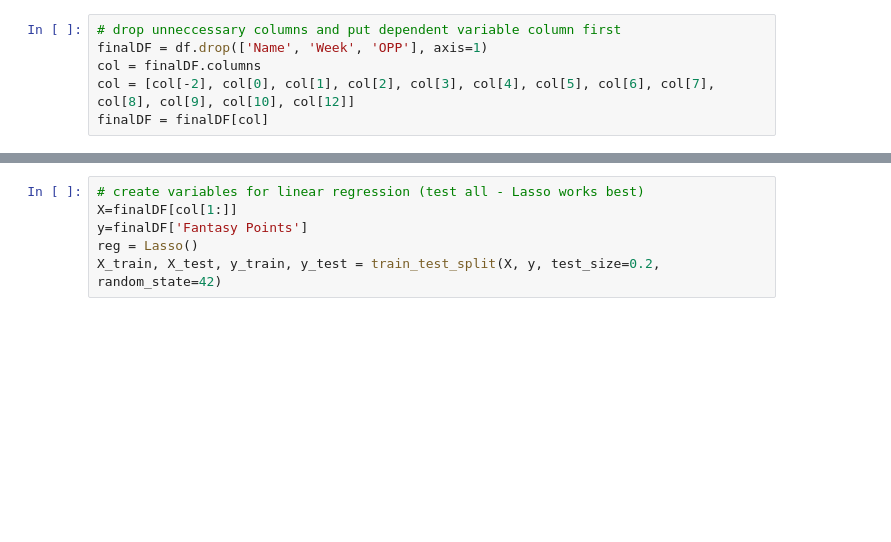
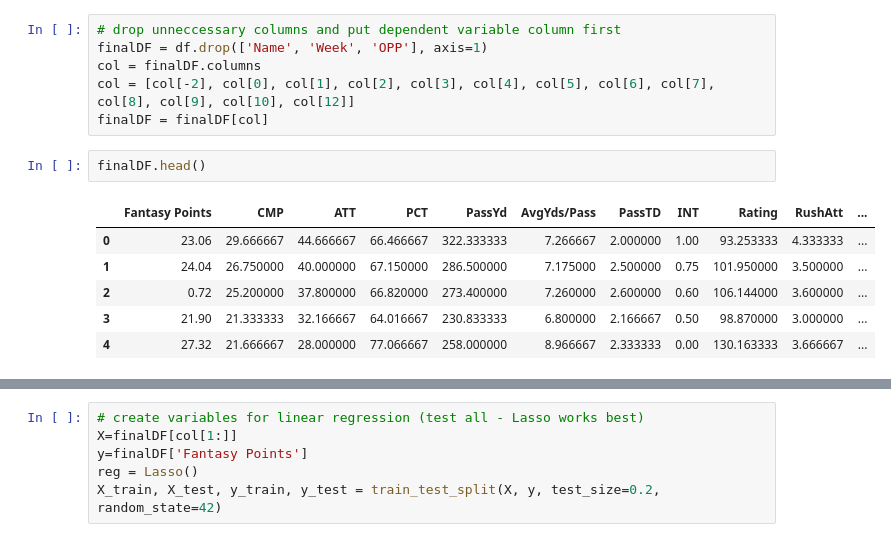
Before and after one commit to Sheth108/predicting_fantasy_football_scores, a Jupyter notebook: Modeling.ipynb, the cells around one changed output, grey strips where cells are left out. Cells and saved outputs as stored; diff of their text form; blank space fills up the shorter version.

```diff
--- a/Modeling.ipynb
+++ b/Modeling.ipynb
@@ -28,6 +27,15 @@ finalDF = df.drop(['Name', 'Week', 'OPP'], axis=1)
 col = finalDF.columns
 col = [col[-2], col[0], col[1], col[2], col[3], col[4], col[5], col[6], col[7], col[8], col[9], col[10], col[12]]
 finalDF = finalDF[col]
+# %%
+finalDF.head()
+# %% [output]
+|  | Fantasy Points | CMP | ATT | PCT | PassYd | AvgYds/Pass | PassTD | INT | Rating | RushAtt | ... |
+| 0 | 23.06 | 29.666667 | 44.666667 | 66.466667 | 322.333333 | 7.266667 | 2.000000 | 1.00 | 93.253333 | 4.333333 | ... |
+| 1 | 24.04 | 26.750000 | 40.000000 | 67.150000 | 286.500000 | 7.175000 | 2.500000 | 0.75 | 101.950000 | 3.500000 | ... |
+| 2 | 0.72 | 25.200000 | 37.800000 | 66.820000 | 273.400000 | 7.260000 | 2.600000 | 0.60 | 106.144000 | 3.600000 | ... |
+| 3 | 21.90 | 21.333333 | 32.166667 | 64.016667 | 230.833333 | 6.800000 | 2.166667 | 0.50 | 98.870000 | 3.000000 | ... |
+| 4 | 27.32 | 21.666667 | 28.000000 | 77.066667 | 258.000000 | 8.966667 | 2.333333 | 0.00 | 130.163333 | 3.666667 | ... |
 # %%
 # see correlation numbers
 finalDF.corr()
```
Also changed, not shown: parts of 3 cells of this notebook, 3 other files.
